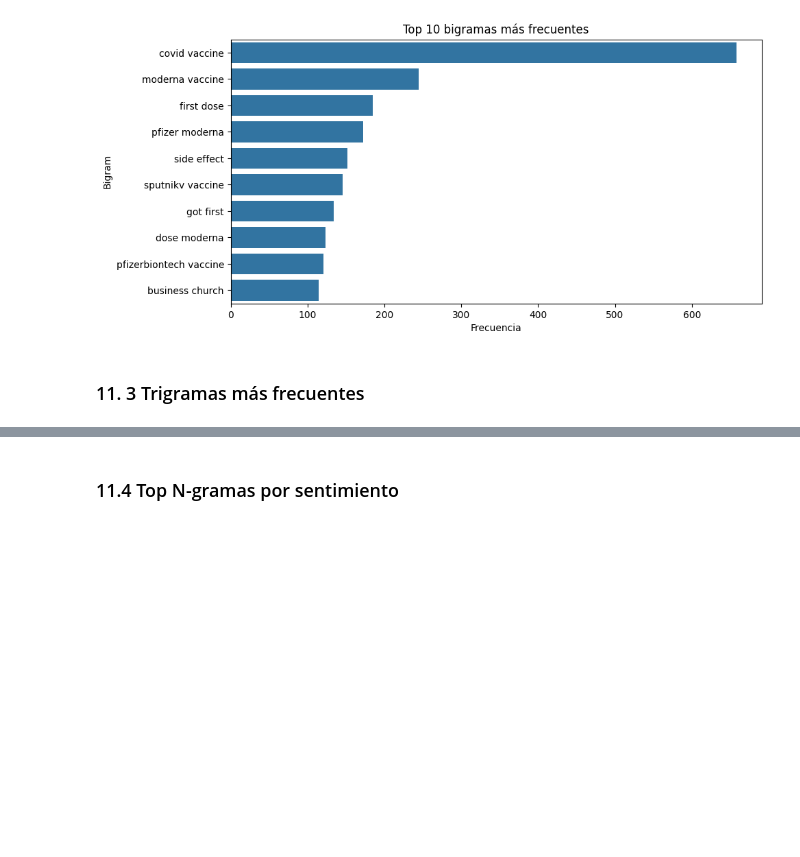
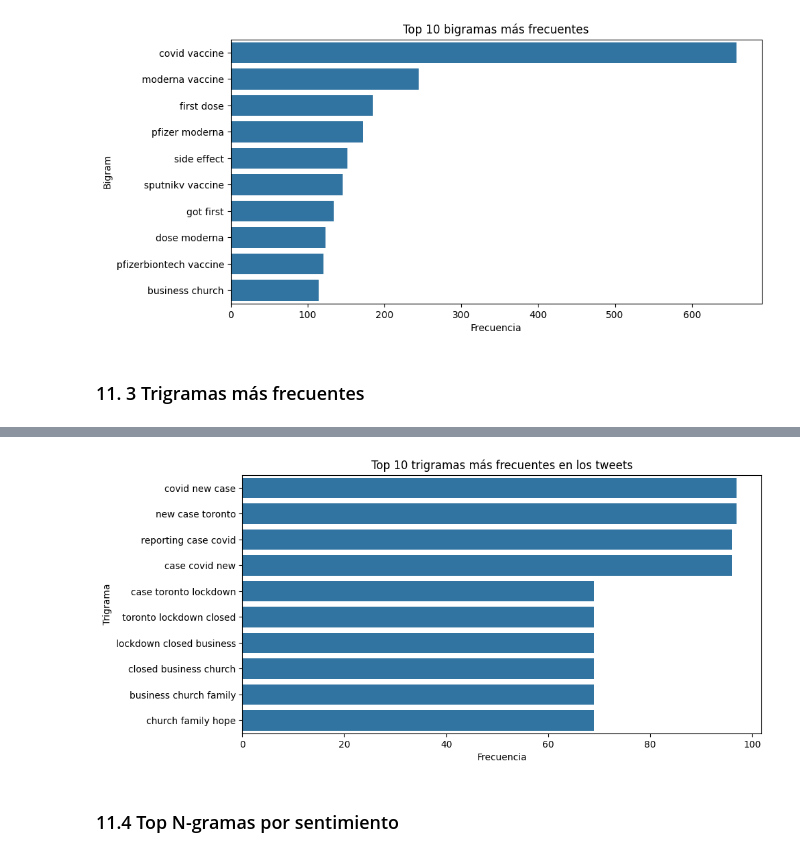
Before and after one commit to Jormao2025/Data_Science_1, a Jupyter notebook: Proyecto_Final_Data_Science_III_Análisis_Sentimiento_en_Tweets_sobre_Vacunas_contra_COVID_19.ipynb, the cells around one changed output, grey strips where cells are left out. Cells and saved outputs as stored; diff of their text form; code cells hidden in the pictures; blank space fills up the shorter version.

```diff
--- a/Proyecto_Final_Data_Science_III_Análisis_Sentimiento_en_Tweets_sobre_Vacunas_contra_COVID_19.ipynb
+++ b/Proyecto_Final_Data_Science_III_Análisis_Sentimiento_en_Tweets_sobre_Vacunas_contra_COVID_19.ipynb
@@ -574,0 +579,21 @@ plt.show()
+# %%
+# Vectorizador para trigramas
+trigram_vectorizer = CountVectorizer(ngram_range=(3,3), max_features=10)
+
+X_trigrams = trigram_vectorizer.fit_transform(df['clean_text'])
+
+# Sumar frecuencia
+sum_words_tri = X_trigrams.sum(axis=0)
+
+words_freq_tri = [
+    (word, sum_words_tri[0, idx])
+    for word, idx in trigram_vectorizer.vocabulary_.items()
+]
+
+# Ordenar
+words_freq_tri = sorted(words_freq_tri, key=lambda x: x[1], reverse=True)
+
+# Crear dataframe
+trigram_df = pd.DataFrame(words_freq_tri, columns=['Trigrama', 'Frecuencia'])
+
+trigram_df
@@ -575,3 +612,19 @@ plt.show()
+# %%
+plt.figure(figsize=(10,5))
+
+sns.barplot(
+    data=trigram_df,
+    x='Frecuencia',
+    y='Trigrama'
+)
+
+plt.title('Top 10 trigramas más frecuentes en los tweets')
+plt.xlabel('Frecuencia')
+plt.ylabel('Trigrama')
+
+plt.show()
+# %% [output]
+[figure, added]
 # %% [markdown]
 ### 11.4 Top N-gramas por sentimiento
 # %% [markdown]
```
Also changed, not shown: parts of 8 cells of this notebook.
